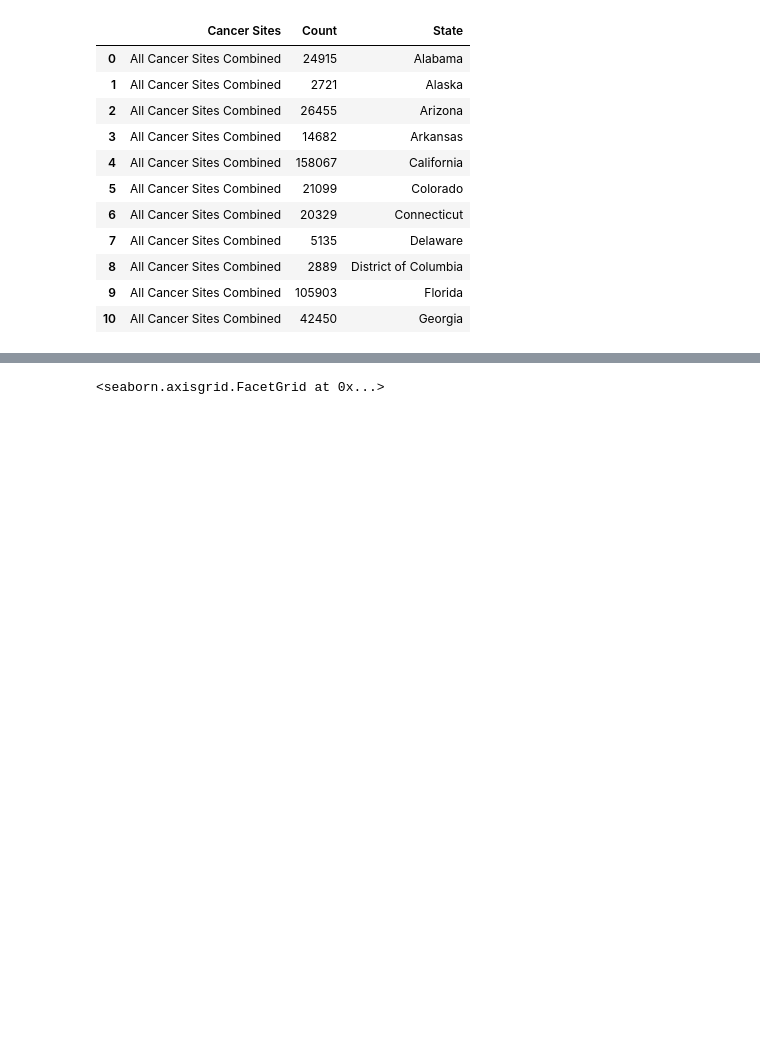
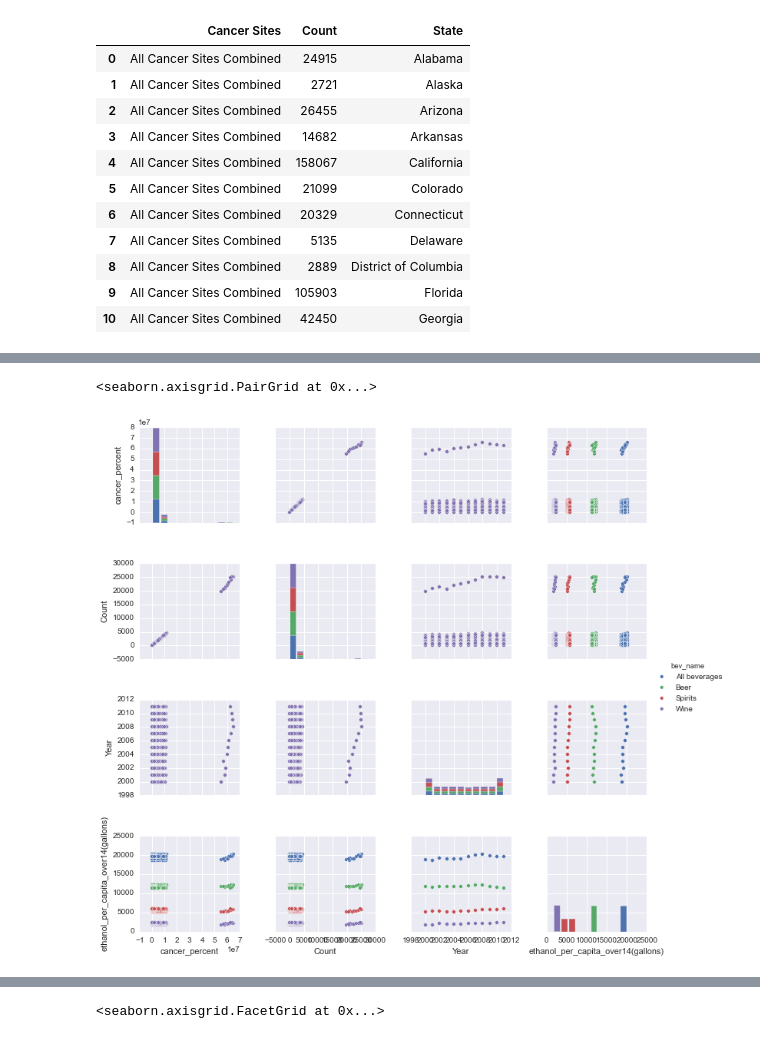
Before and after one commit to caramelslice/GA_Projects, a Jupyter notebook: project1/alcohol_ds_project1.ipynb, the cells around one changed output, grey strips where cells are left out. Cells and saved outputs as stored; diff of their text form; code cells hidden in the pictures; blank space fills up the shorter version.

```diff
--- a/project1/alcohol_ds_project1.ipynb
+++ b/project1/alcohol_ds_project1.ipynb
@@ -266,0 +385,7 @@ cancer_dataset_allcancer
+# %%
+sns.set()
+
+sns.pairplot(merged_alabama,hue="bev_name",size=2.5)
+# %% [output]
+<seaborn.axisgrid.PairGrid at 0x...>
+[figure, added]
```
Also changed, not shown: parts of 24 cells of this notebook, 17 other files.
